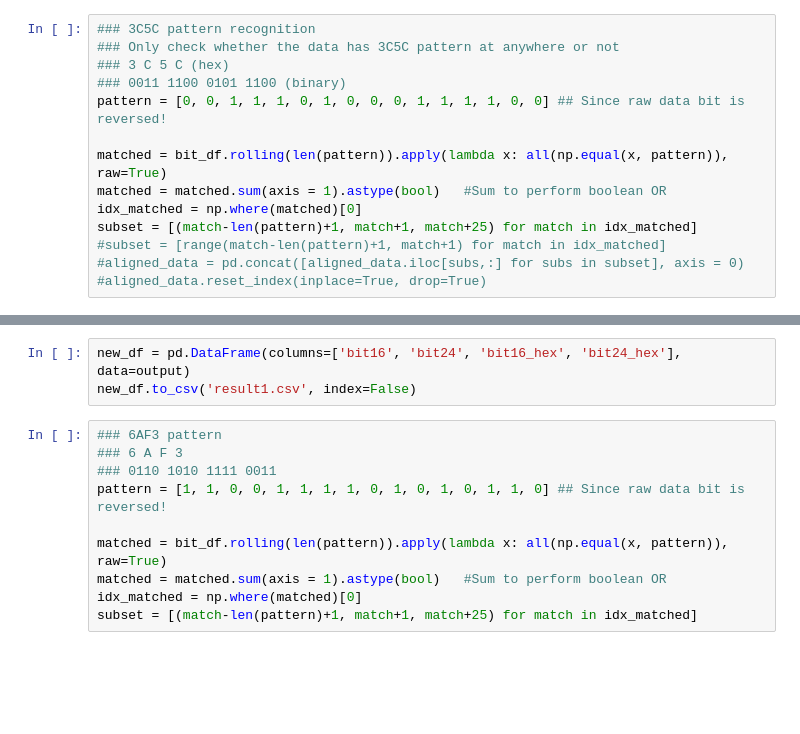
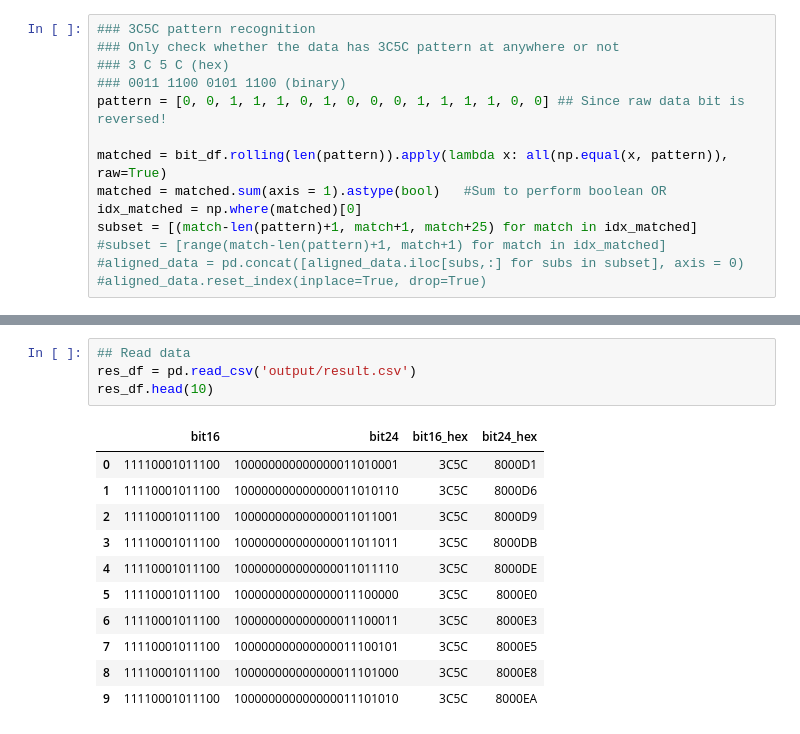
Before and after one commit to Quantumapple/etroc2datavalidation, a Jupyter notebook: DataVerify.ipynb, the cells around one changed output, grey strips where cells are left out. Cells and saved outputs as stored; diff of their text form; blank space fills up the shorter version.

```diff
--- a/DataVerify.ipynb
+++ b/DataVerify.ipynb
@@ -172,13 +221,16 @@ for i in range(int(bit_df.shape[0]/40)):
-# %%
-new_df = pd.DataFrame(columns=['bit16', 'bit24', 'bit16_hex', 'bit24_hex'], data=output)
-new_df.to_csv('result1.csv', index=False)
-# %%
-### 6AF3 pattern
-### 6 A F 3
-### 0110 1010 1111 0011
-pattern = [1, 1, 0, 0, 1, 1, 1, 1, 0, 1, 0, 1, 0, 1, 1, 0] ## Since raw data bit is reversed!
-
-matched = bit_df.rolling(len(pattern)).apply(lambda x: all(np.equal(x, pattern)), raw=True)
-matched = matched.sum(axis = 1).astype(bool)   #Sum to perform boolean OR
-idx_matched = np.where(matched)[0]
-subset = [(match-len(pattern)+1, match+1, match+25) for match in idx_matched]
+# %%
+## Read data
+res_df = pd.read_csv('output/result.csv')
+res_df.head(10)
+# %% [output]
+|  | bit16 | bit24 | bit16_hex | bit24_hex |
+| 0 | 11110001011100 | 100000000000000011010001 | 3C5C | 8000D1 |
+| 1 | 11110001011100 | 100000000000000011010110 | 3C5C | 8000D6 |
+| 2 | 11110001011100 | 100000000000000011011001 | 3C5C | 8000D9 |
+| 3 | 11110001011100 | 100000000000000011011011 | 3C5C | 8000DB |
+| 4 | 11110001011100 | 100000000000000011011110 | 3C5C | 8000DE |
+| 5 | 11110001011100 | 100000000000000011100000 | 3C5C | 8000E0 |
+| 6 | 11110001011100 | 100000000000000011100011 | 3C5C | 8000E3 |
+| 7 | 11110001011100 | 100000000000000011100101 | 3C5C | 8000E5 |
+| 8 | 11110001011100 | 100000000000000011101000 | 3C5C | 8000E8 |
+| 9 | 11110001011100 | 100000000000000011101010 | 3C5C | 8000EA |
```
Also changed, not shown: parts of 17 cells of this notebook, 1 other file.
